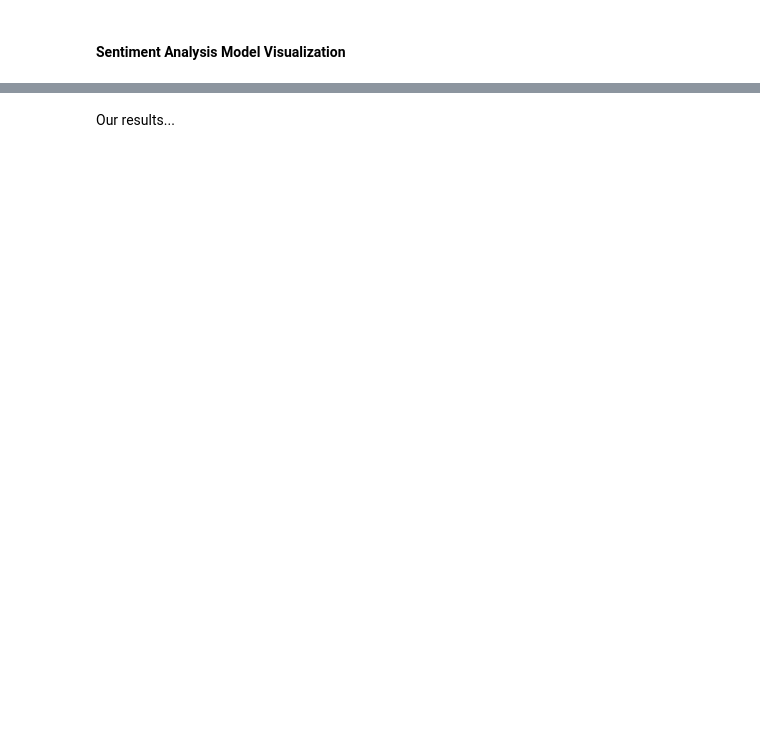
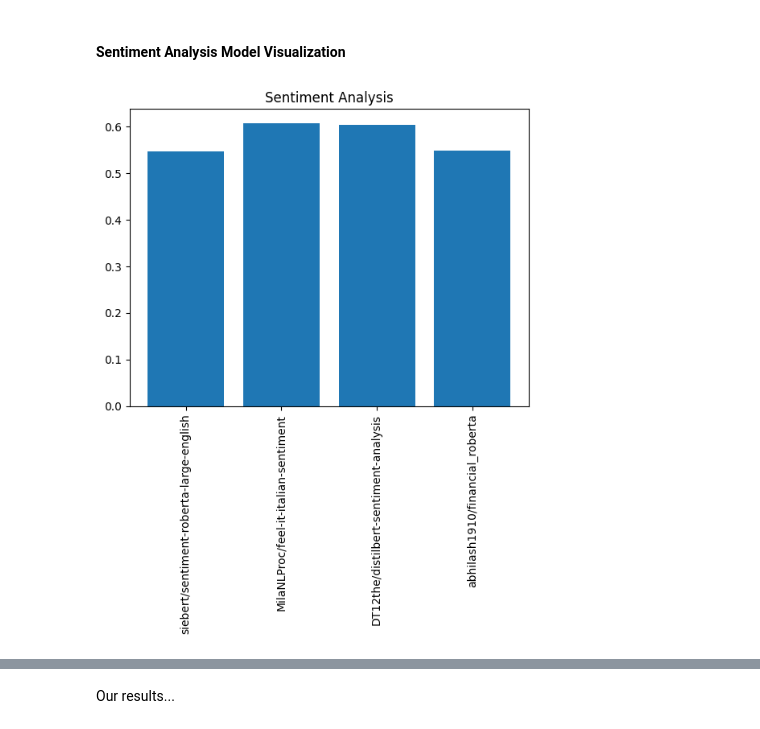
Before and after one commit to braphael99/NLPGroup5, a Jupyter notebook: ProjectCodeRevision.ipynb, the cells around one changed output, grey strips where cells are left out. Drawn from its saved outputs; the diff is of its cells as text; code cells hidden in the pictures; blank space fills up the shorter version.

```diff
--- a/ProjectCodeRevision.ipynb
+++ b/ProjectCodeRevision.ipynb
@@ -182,2 +268,10 @@ In this section we will be graphing based on model type and dataset.
 # %% [markdown]
 #### Sentiment Analysis Model Visualization
+# %%
+#Set plot and plot
+plt.title("Sentiment Analysis")
+plt.xticks(xpoints[7:11], modelNames[7:11], rotation = 'vertical')
+plt.bar(xpoints[7:11], valsList[7:11])
+plt.show()
+# %% [output]
+[figure, added]
```
Also changed, not shown: parts of 25 cells of this notebook.
